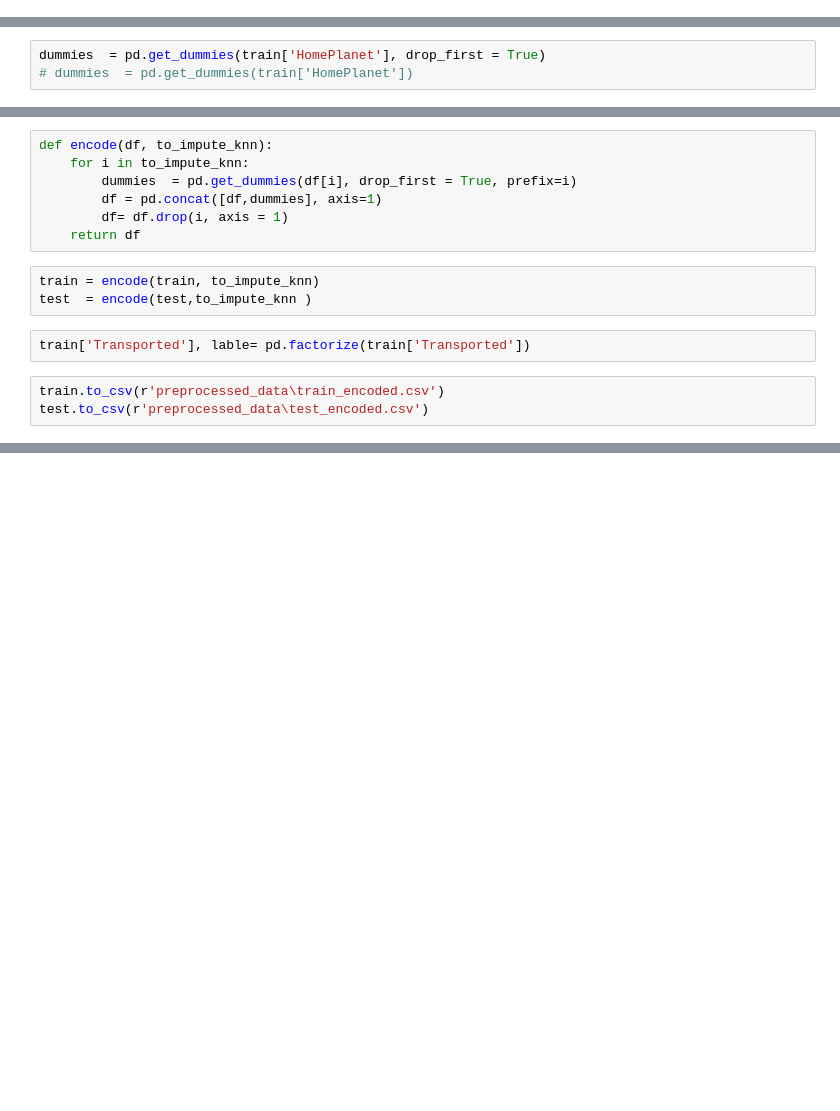
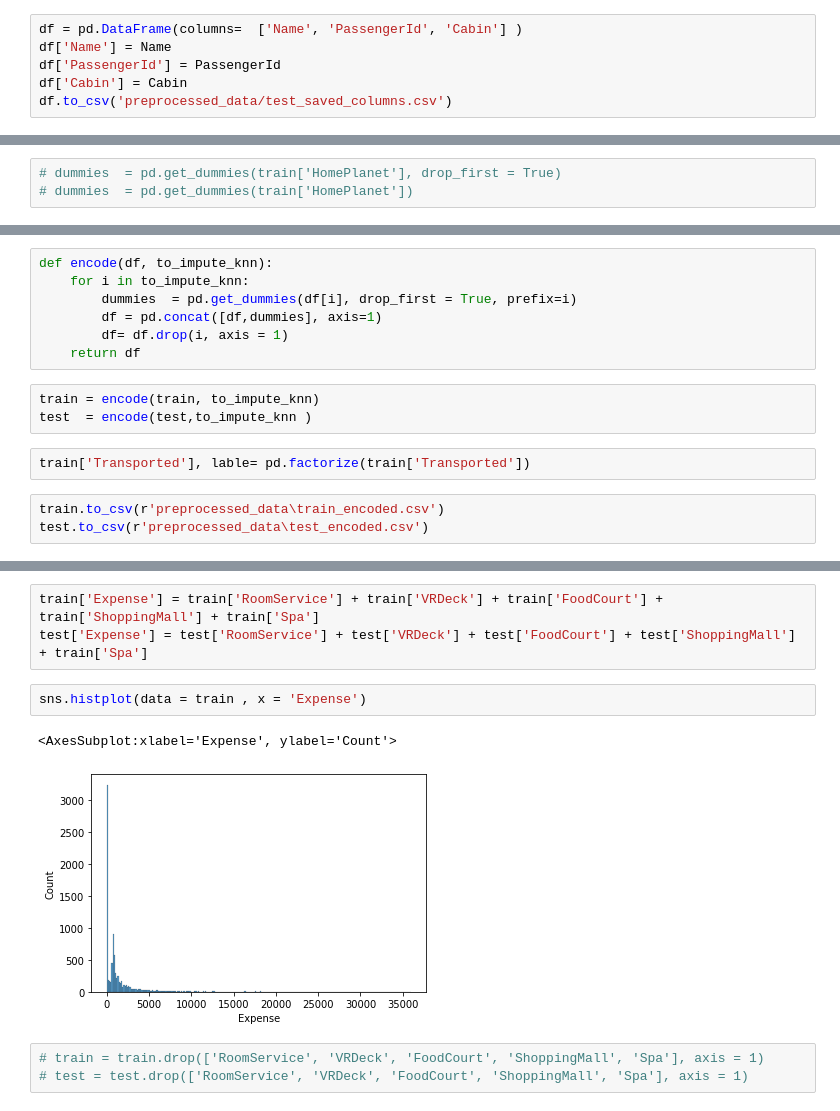
Before and after one commit to Praj-17/Kaggle-Competitions, a Jupyter notebook: SpceShip Titanic/preprocessing.ipynb, the cells around one changed output, grey strips where cells are left out. Saved outputs shown, nothing was run; the diff lists cells and outputs as text; blank space fills up the shorter version.

```diff
--- a/SpceShip Titanic/preprocessing.ipynb
+++ b/SpceShip Titanic/preprocessing.ipynb
@@ -83,6 +91,12 @@ Name = test['Name']
 PassengerId =  test['PassengerId']
 Cabin = test['Cabin']
 test.drop(columns=['Name', 'PassengerId', 'Cabin'], inplace=True)
+# %%
+df = pd.DataFrame(columns=  ['Name', 'PassengerId', 'Cabin'] )
+df['Name'] = Name
+df['PassengerId'] = PassengerId
+df['Cabin'] = Cabin
+df.to_csv('preprocessed_data/test_saved_columns.csv')
 # %%
 train.to_csv(r'preprocessed_data\train_wo_missing.csv')
 test.to_csv(r'preprocessed_data\test_wo_missing.csv')
@@ -95,5 +109,5 @@ sns.heatmap(train.isnull(), yticklabels=False, cbar=False, cmap='viridis')
 # %% [markdown]
 ### Getting Dummies
 # %%
-dummies  = pd.get_dummies(train['HomePlanet'], drop_first = True)
+# dummies  = pd.get_dummies(train['HomePlanet'], drop_first = True)
 # dummies  = pd.get_dummies(train['HomePlanet'])
@@ -134,0 +255,11 @@ test.to_csv(r'preprocessed_data\test_encoded.csv')
+# %%
+train['Expense'] = train['RoomService'] + train['VRDeck'] + train['FoodCourt'] + train['ShoppingMall'] + train['Spa']
+test['Expense'] = test['RoomService'] + test['VRDeck'] + test['FoodCourt'] + test['ShoppingMall'] + train['Spa']
+# %%
+sns.histplot(data = train , x = 'Expense')
+# %% [output]
+<AxesSubplot:xlabel='Expense', ylabel='Count'>
+[figure, added]
+# %%
+# train = train.drop(['RoomService', 'VRDeck', 'FoodCourt', 'ShoppingMall', 'Spa'], axis = 1)
+# test = test.drop(['RoomService', 'VRDeck', 'FoodCourt', 'ShoppingMall', 'Spa'], axis = 1)
```
Also changed, not shown: parts of 28 cells of this notebook, 9 other files.
